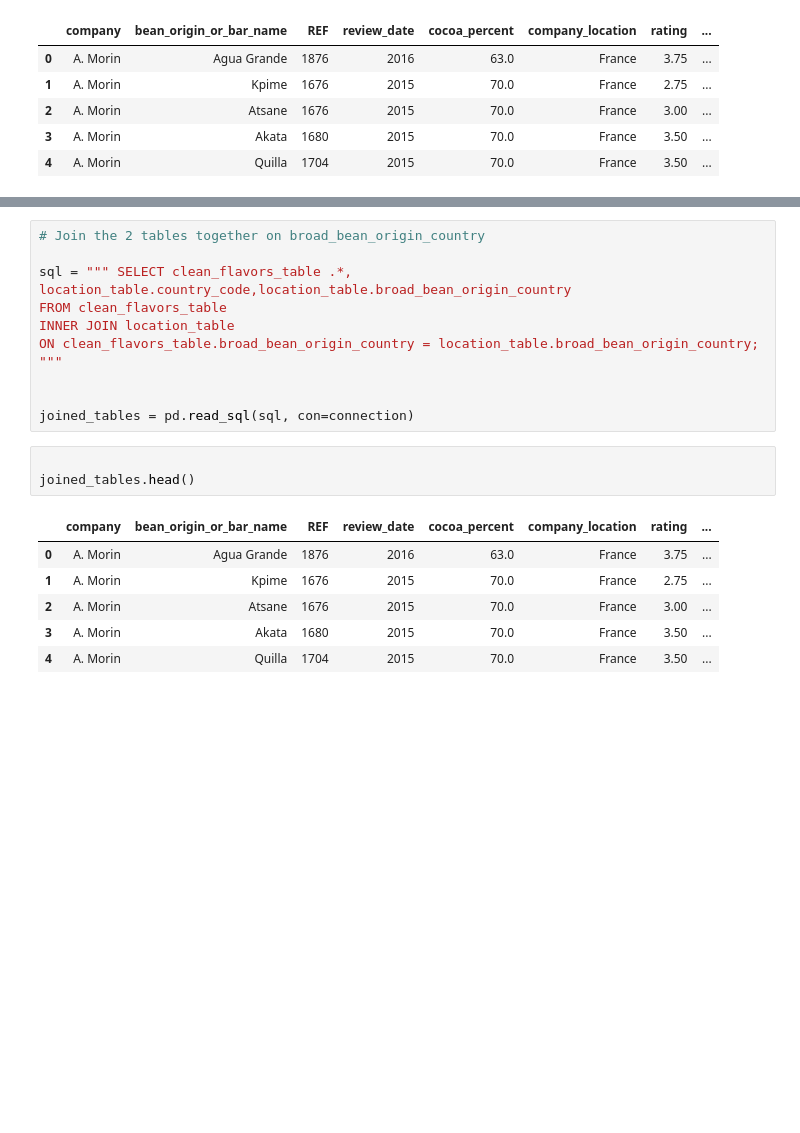
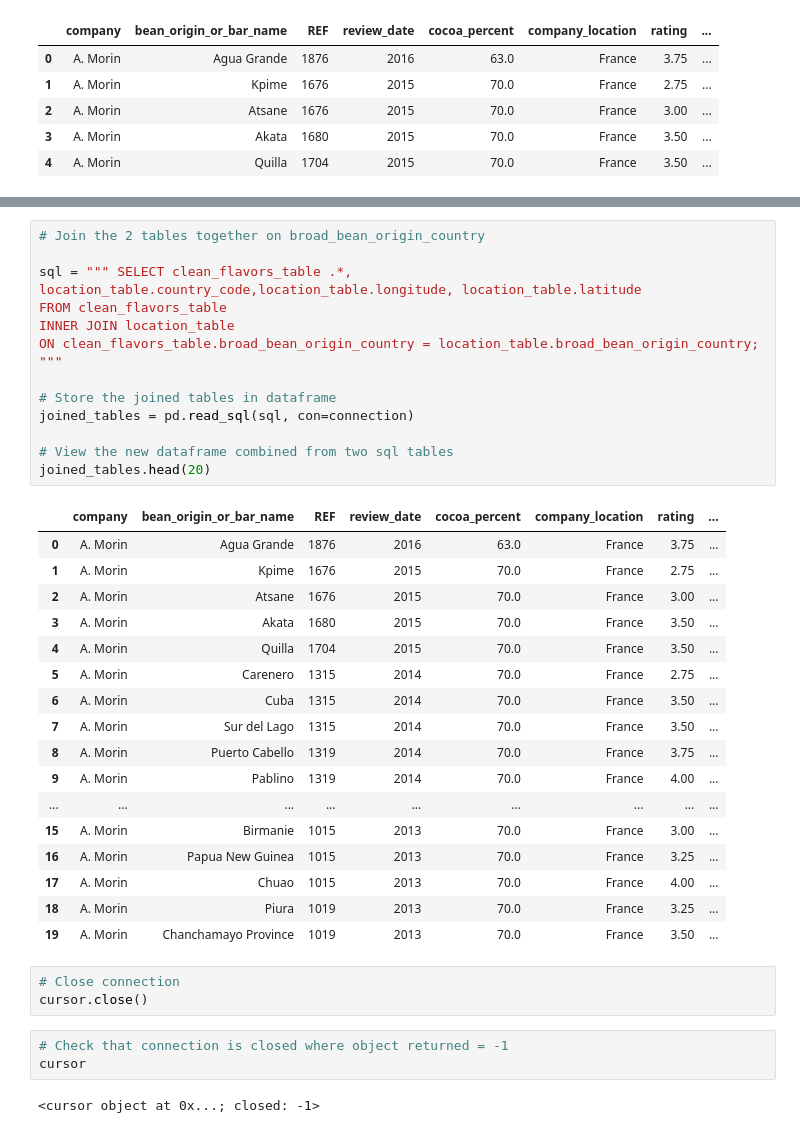
Before and after one commit to jilek/DataBootcampFinalProject, a Jupyter notebook: Yan/db_connect_test.ipynb, the cells around one changed output, grey strips where cells are left out. Drawn from its saved outputs; the diff is of its cells as text; blank space fills up the shorter version.

```diff
--- a/Yan/db_connect_test.ipynb
+++ b/Yan/db_connect_test.ipynb
@@ -204,21 +198,40 @@ cursor
 # %%
 # Join the 2 tables together on broad_bean_origin_country
 
-sql = """ SELECT clean_flavors_table .*, location_table.country_code,location_table.broad_bean_origin_country
+sql = """ SELECT clean_flavors_table .*, location_table.country_code,location_table.longitude, location_table.latitude
 FROM clean_flavors_table
 INNER JOIN location_table
 ON clean_flavors_table.broad_bean_origin_country = location_table.broad_bean_origin_country;
 """
 
+# Store the joined tables in dataframe
+joined_tables = pd.read_sql(sql, con=connection)
 
-joined_tables = pd.read_sql(sql, con=connection)
+# View the new dataframe combined from two sql tables
+joined_tables.head(20)
+# %% [output]
+|  | company | bean_origin_or_bar_name | REF | review_date | cocoa_percent | company_location | rating | ... |
+| 0 | A. Morin | Agua Grande | 1876 | 2016 | 63.0 | France | 3.75 | ... |
+| 1 | A. Morin | Kpime | 1676 | 2015 | 70.0 | France | 2.75 | ... |
+| 2 | A. Morin | Atsane | 1676 | 2015 | 70.0 | France | 3.00 | ... |
+| 3 | A. Morin | Akata | 1680 | 2015 | 70.0 | France | 3.50 | ... |
+| 4 | A. Morin | Quilla | 1704 | 2015 | 70.0 | France | 3.50 | ... |
+| 5 | A. Morin | Carenero | 1315 | 2014 | 70.0 | France | 2.75 | ... |
+| 6 | A. Morin | Cuba | 1315 | 2014 | 70.0 | France | 3.50 | ... |
+| 7 | A. Morin | Sur del Lago | 1315 | 2014 | 70.0 | France | 3.50 | ... |
+| 8 | A. Morin | Puerto Cabello | 1319 | 2014 | 70.0 | France | 3.75 | ... |
+| 9 | A. Morin | Pablino | 1319 | 2014 | 70.0 | France | 4.00 | ... |
+| ... | ... | ... | ... | ... | ... | ... | ... | ... |
+| 15 | A. Morin | Birmanie | 1015 | 2013 | 70.0 | France | 3.00 | ... |
+| 16 | A. Morin | Papua New Guinea | 1015 | 2013 | 70.0 | France | 3.25 | ... |
+| 17 | A. Morin | Chuao | 1015 | 2013 | 70.0 | France | 4.00 | ... |
+| 18 | A. Morin | Piura | 1019 | 2013 | 70.0 | France | 3.25 | ... |
+| 19 | A. Morin | Chanchamayo Province | 1019 | 2013 | 70.0 | France | 3.50 | ... |
-# %%
-
-joined_tables.head()
-# %% [output]
-|  | company | bean_origin_or_bar_name | REF | review_date | cocoa_percent | company_location | rating | ... |
-| 0 | A. Morin | Agua Grande | 1876 | 2016 | 63.0 | France | 3.75 | ... |
-| 1 | A. Morin | Kpime | 1676 | 2015 | 70.0 | France | 2.75 | ... |
-| 2 | A. Morin | Atsane | 1676 | 2015 | 70.0 | France | 3.00 | ... |
-| 3 | A. Morin | Akata | 1680 | 2015 | 70.0 | France | 3.50 | ... |
-| 4 | A. Morin | Quilla | 1704 | 2015 | 70.0 | France | 3.50 | ... |
+# %%
+# Close connection
+cursor.close()
+# %%
+# Check that connection is closed where object returned = -1
+cursor
+# %% [output]
+<cursor object at 0x...; closed: -1>
```
Also changed, not shown: parts of 6 cells of this notebook.
